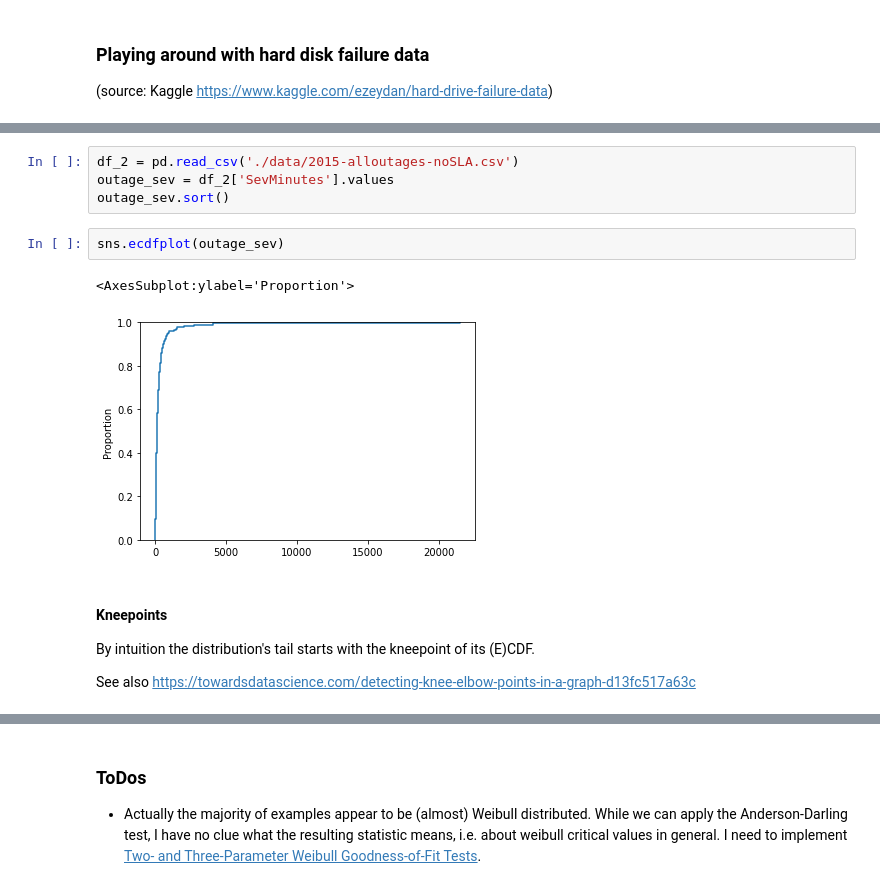
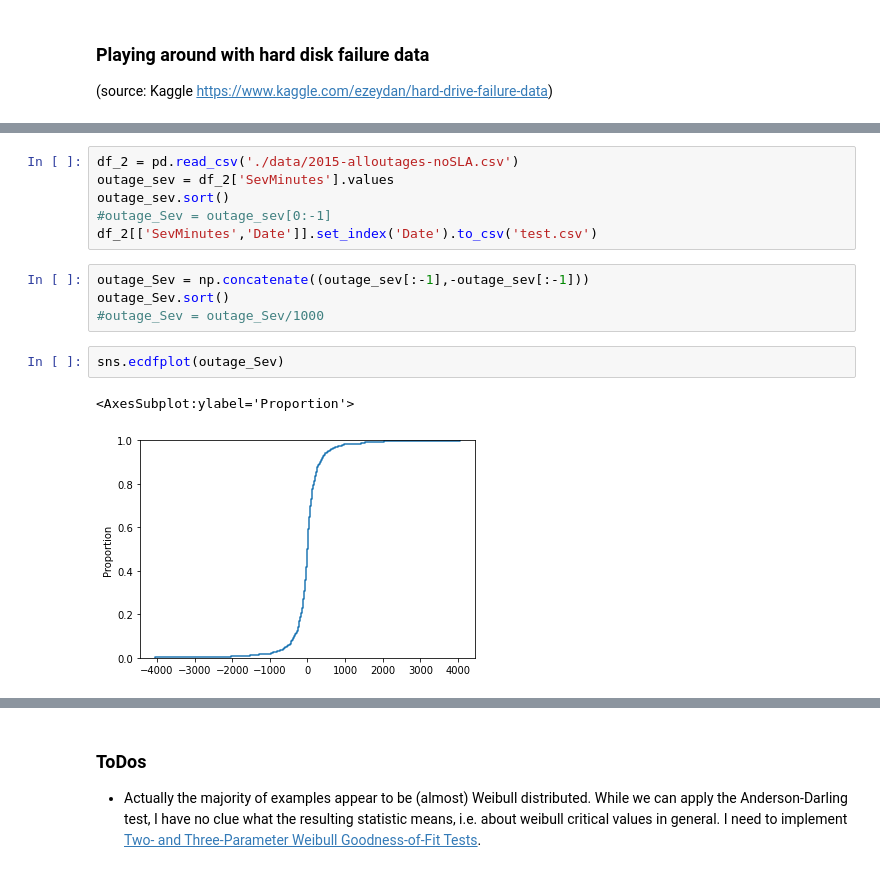
Before and after one commit to sedgewickmm18/notebooks-attic, a Jupyter notebook: Distribution fitting first steps.ipynb, the cells around one changed output, grey strips where cells are left out. Saved outputs shown, nothing was run; the diff lists cells and outputs as text.

```diff
--- a/Distribution fitting first steps.ipynb
+++ b/Distribution fitting first steps.ipynb
@@ -66,15 +51,14 @@ register_matplotlib_converters()
 df_2 = pd.read_csv('./data/2015-alloutages-noSLA.csv')
 outage_sev = df_2['SevMinutes'].values
 outage_sev.sort()
+#outage_Sev = outage_sev[0:-1]
+df_2[['SevMinutes','Date']].set_index('Date').to_csv('test.csv')
+# %%
+outage_Sev = np.concatenate((outage_sev[:-1],-outage_sev[:-1]))
+outage_Sev.sort()
+#outage_Sev = outage_Sev/1000
 # %%
-sns.ecdfplot(outage_sev)
+sns.ecdfplot(outage_Sev)
 # %% [output]
 <AxesSubplot:ylabel='Proportion'>
-[figure, old version]
+[figure, new version]
-# %% [markdown]
-#### Kneepoints
-
-By intuition the distribution's tail starts with the kneepoint of its (E)CDF.
-
-See also
-https://towardsdatascience.com/detecting-knee-elbow-points-in-a-graph-d13fc517a63c
```
Also changed, not shown: parts of 46 cells of this notebook, 8 other files.
